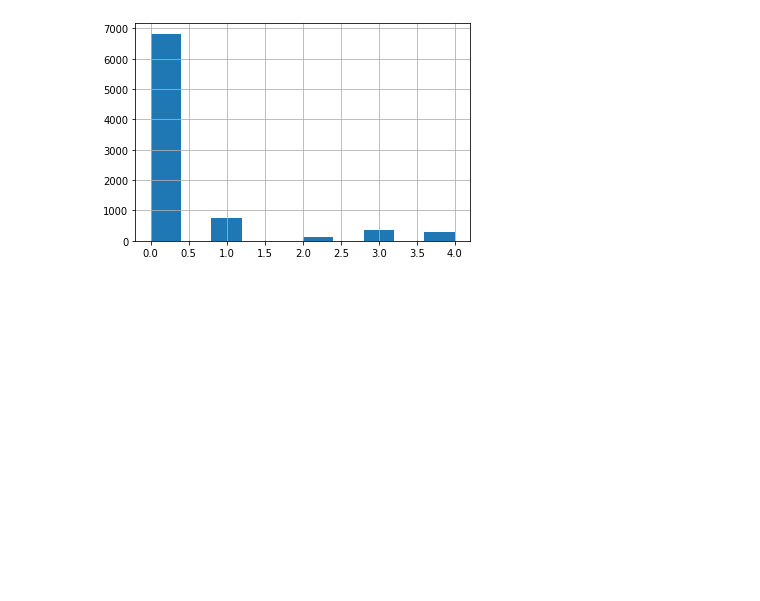
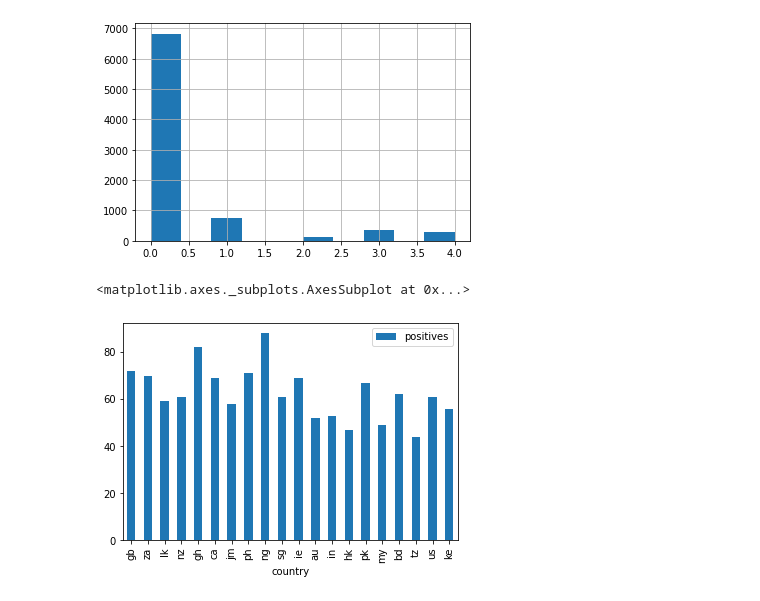
Before and after one commit to Hilly12/NLP_CW, a Jupyter notebook: NLP_CW.ipynb, the cells around one changed output. Drawn from its saved outputs; the diff is of its cells as text; code cells hidden in the pictures; blank space fills up the shorter version.

```diff
--- a/NLP_CW.ipynb
+++ b/NLP_CW.ipynb
@@ -147,0 +155,15 @@ train_df1["orig_label"].hist()
+# %%
+dfs = {}
+for col in ["kwd", "country"]:
+    positives = []
+    for arg in train_df1[col].unique():
+        group = train_df1[train_df1[col] == arg]["orig_label"]
+        tp = np.sum((group == 1) | (group == 2) | (group == 3))
+        positives.append({col: arg, "positives": tp})
+
+    dfs[col] = pd.DataFrame(positives)
+
+dfs["country"].plot.bar(x="country", y="positives")
+# %% [output]
+<matplotlib.axes._subplots.AxesSubplot at 0x...>
+[figure, added]
```
Also changed, not shown: parts of 16 cells of this notebook.
